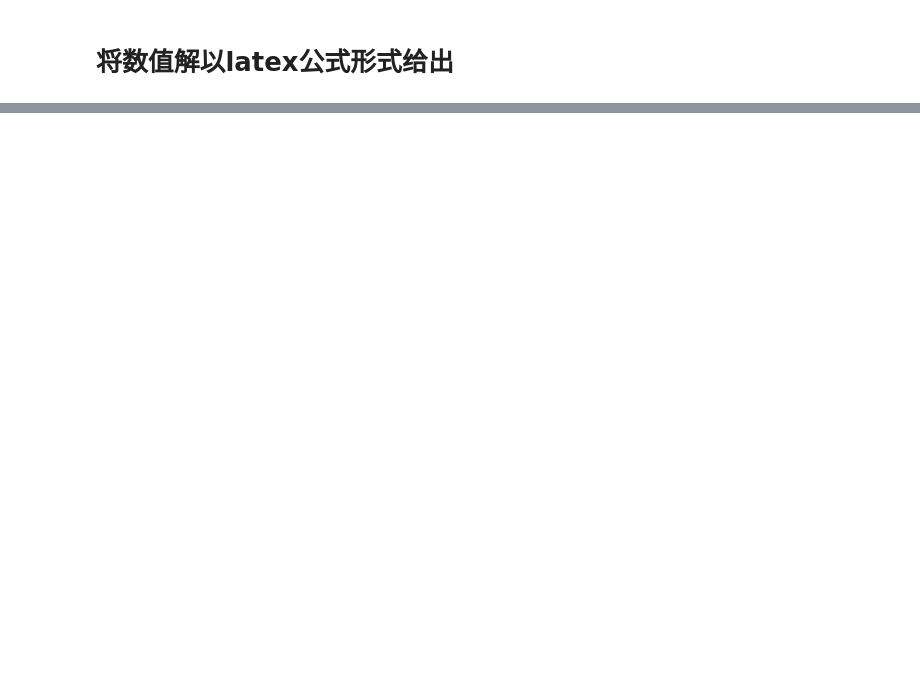
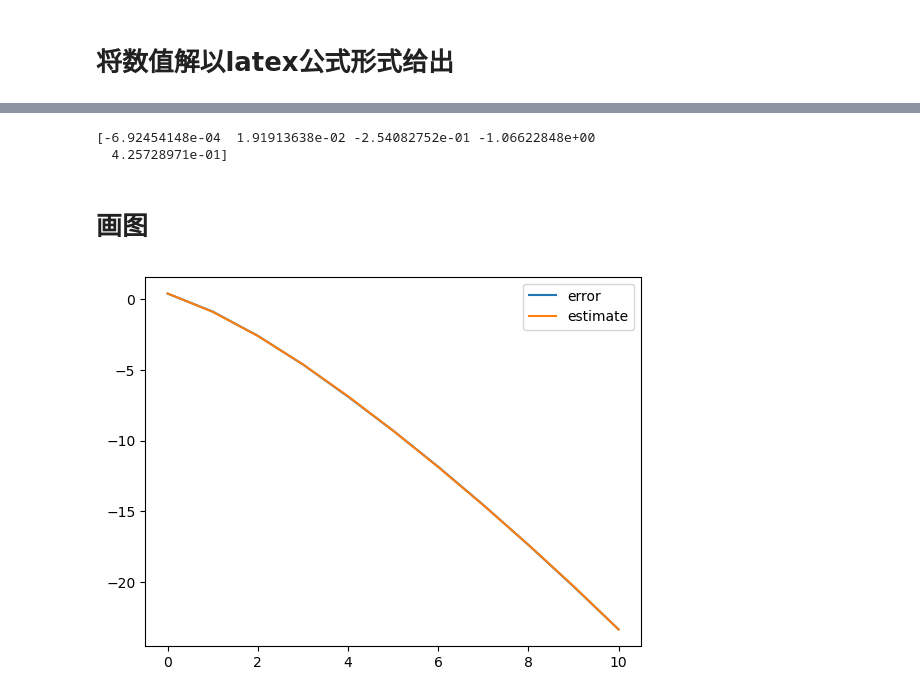
Before and after one commit to Suffoc/SquareApproximation, a Jupyter notebook: SquareApproximation.ipynb, the cells around one changed output, grey strips where cells are left out. Drawn from its saved outputs; the diff is of its cells as text; code cells hidden in the pictures; blank space fills up the shorter version.

```diff
--- a/SquareApproximation.ipynb
+++ b/SquareApproximation.ipynb
@@ -145,0 +175,20 @@ plt.show()
+# %%
+A = np.array([n ** 4, n ** 3, n * n, n, np.ones_like(n)])
+A = np.transpose(A)
+ATA = np.matmul(np.transpose(A), A)
+ATB = np.matmul(np.transpose(A), log_error)
+coef_error = np.matmul(np.linalg.inv(ATA), ATB)
+print(coef_error)
+# %% [output]
+[-6.92454148e-04  1.91913638e-02 -2.54082752e-01 -1.06622848e+00
+  4.25728971e-01]
+# %% [markdown]
+# 画图
+# %%
+log_error_tilde = np.matmul(A, coef_error)
+plt.plot(n, log_error, label = "error")
+plt.plot(n, log_error_tilde, label = "estimate")
+plt.legend(loc = "best")
+plt.show()
+# %% [output]
+[figure, added]
```
Also changed, not shown: parts of 9 cells of this notebook, 3 other files.
